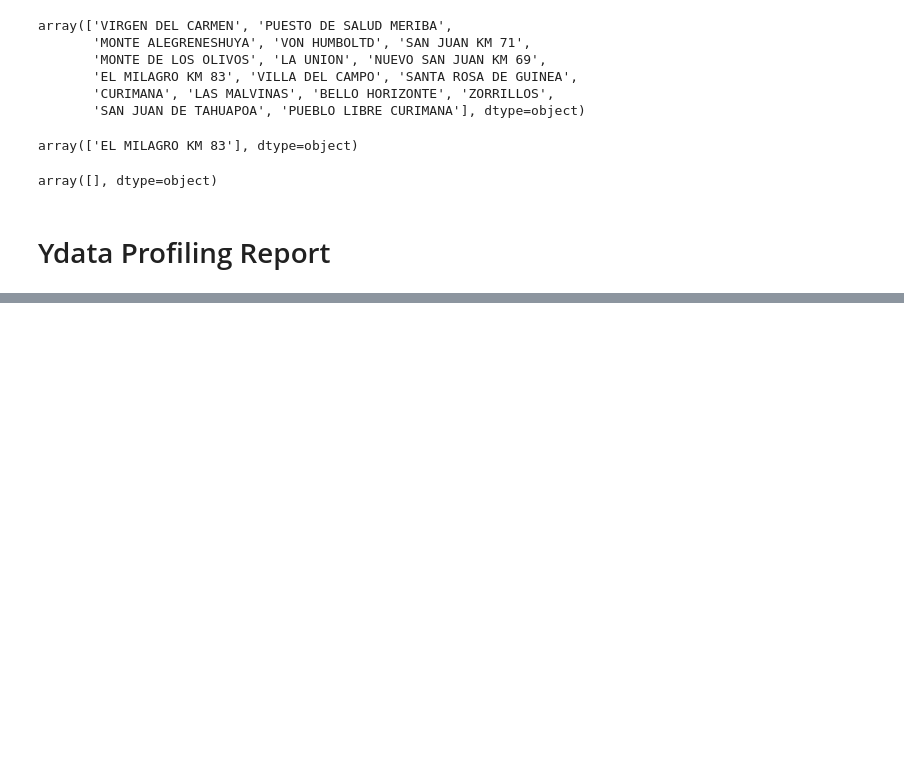
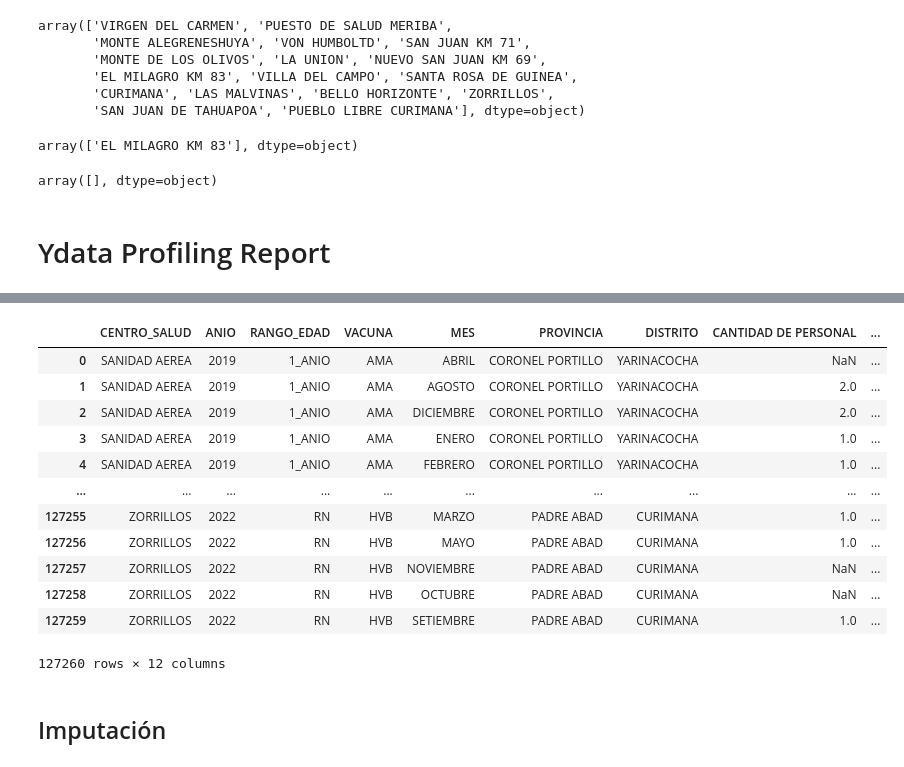
Before and after one commit to lulloaX/group3_unicef, a Jupyter notebook: Scripts/EDA.ipynb, the cells around one changed output, grey strips where cells are left out. Drawn from its saved outputs; the diff is of its cells as text; code cells hidden in the pictures; blank space fills up the shorter version.

```diff
--- a/Scripts/EDA.ipynb
+++ b/Scripts/EDA.ipynb
@@ -264,0 +289,18 @@ profile.to_file("UNICEF_VACCINES_EDA.html")
+# %%
+df_ucayali
+# %% [output]
+|  | CENTRO_SALUD | ANIO | RANGO_EDAD | VACUNA | MES | PROVINCIA | DISTRITO | CANTIDAD DE PERSONAL | ... |
+| 0 | SANIDAD AEREA | 2019 | 1_ANIO | AMA | ABRIL | CORONEL PORTILLO | YARINACOCHA | NaN | ... |
+| 1 | SANIDAD AEREA | 2019 | 1_ANIO | AMA | AGOSTO | CORONEL PORTILLO | YARINACOCHA | 2.0 | ... |
+| 2 | SANIDAD AEREA | 2019 | 1_ANIO | AMA | DICIEMBRE | CORONEL PORTILLO | YARINACOCHA | 2.0 | ... |
+| 3 | SANIDAD AEREA | 2019 | 1_ANIO | AMA | ENERO | CORONEL PORTILLO | YARINACOCHA | 1.0 | ... |
+| 4 | SANIDAD AEREA | 2019 | 1_ANIO | AMA | FEBRERO | CORONEL PORTILLO | YARINACOCHA | 1.0 | ... |
+| ... | ... | ... | ... | ... | ... | ... | ... | ... | ... |
+| 127255 | ZORRILLOS | 2022 | RN | HVB | MARZO | PADRE ABAD | CURIMANA | 1.0 | ... |
+| 127256 | ZORRILLOS | 2022 | RN | HVB | MAYO | PADRE ABAD | CURIMANA | 1.0 | ... |
+| 127257 | ZORRILLOS | 2022 | RN | HVB | NOVIEMBRE | PADRE ABAD | CURIMANA | NaN | ... |
+| 127258 | ZORRILLOS | 2022 | RN | HVB | OCTUBRE | PADRE ABAD | CURIMANA | NaN | ... |
+| 127259 | ZORRILLOS | 2022 | RN | HVB | SETIEMBRE | PADRE ABAD | CURIMANA | 1.0 | ... |
+127260 rows × 12 columns
+# %% [markdown]
+## Imputación
```
Also changed, not shown: parts of 9 cells of this notebook, 4 other files.
